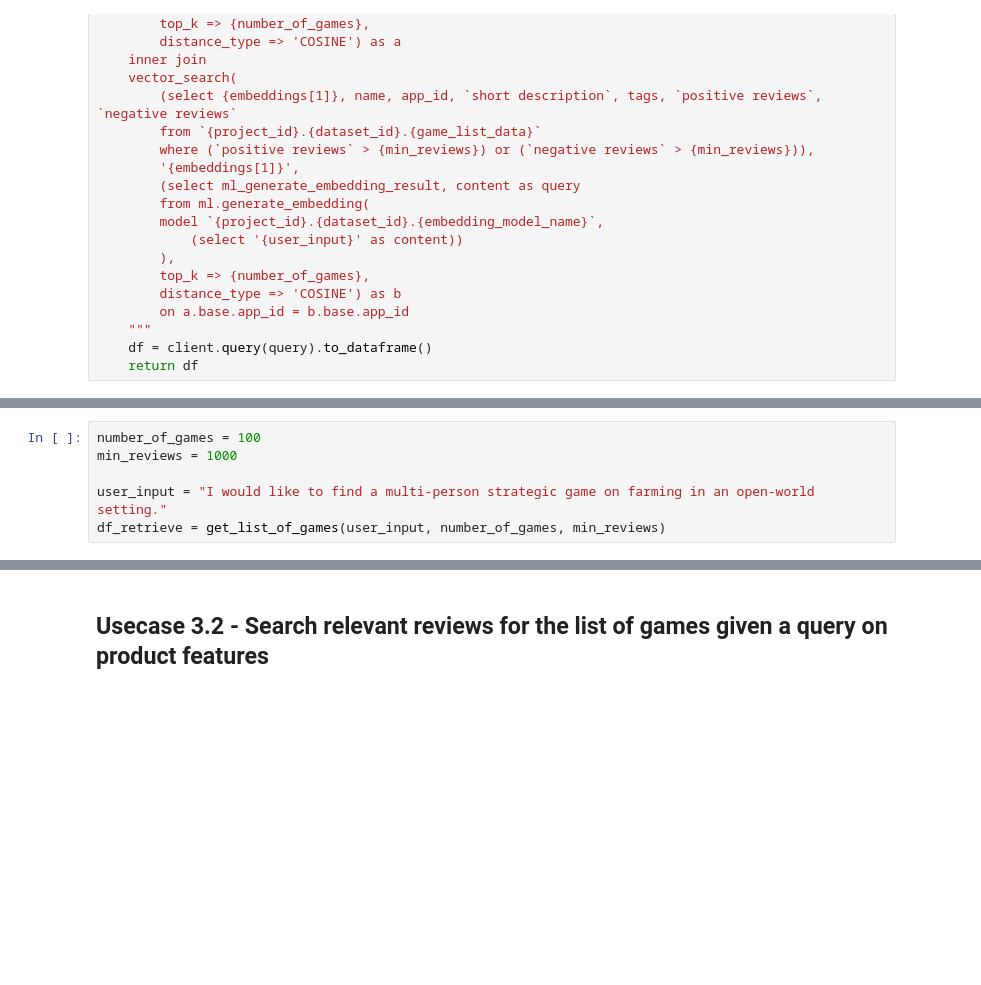
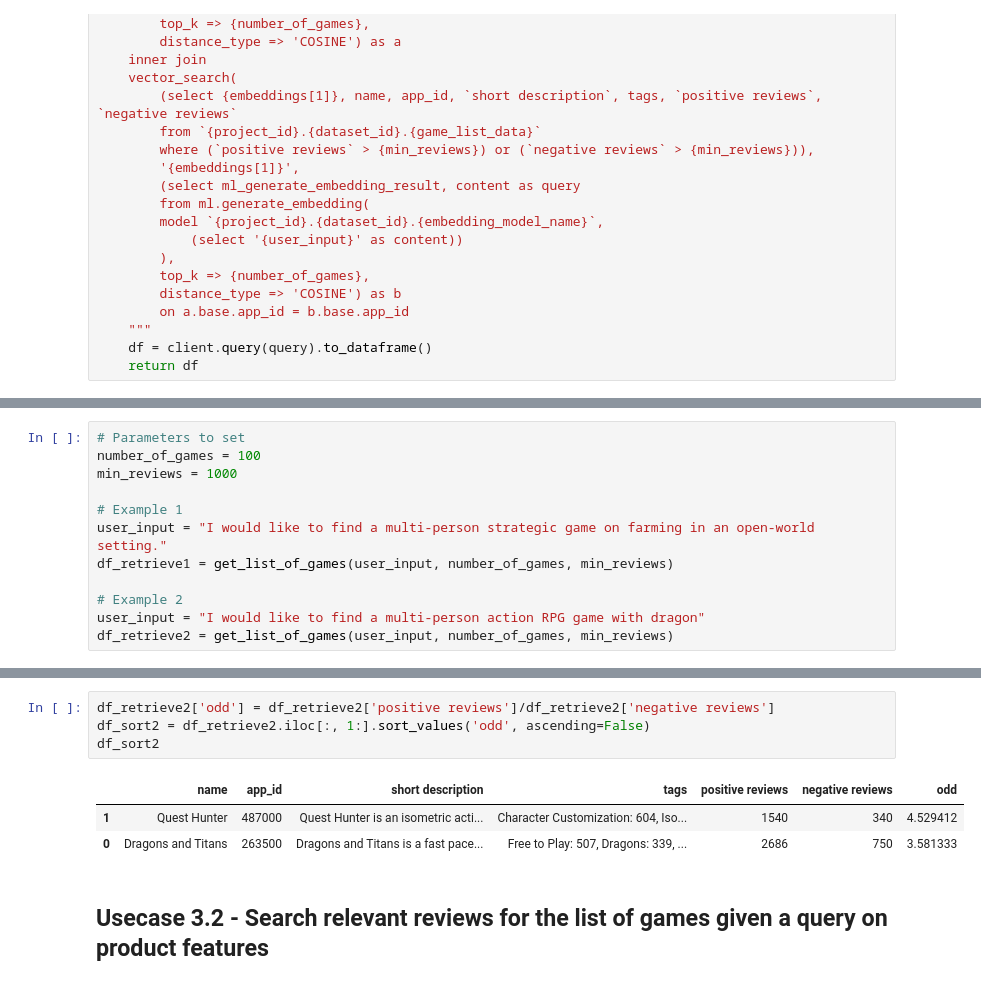
Before and after one commit to andyc1997/Steam-GRE, a Jupyter notebook: prototype.ipynb, the cells around one changed output, grey strips where cells are left out. Drawn from its saved outputs; the diff is of its cells as text; blank space fills up the shorter version.

```diff
--- a/prototype.ipynb
+++ b/prototype.ipynb
@@ -222,6 +233,12 @@ def get_list_of_games(user_input, number_of_games, min_reviews):
 # %%
+# Parameters to set
 number_of_games = 100
 min_reviews = 1000
 
+# Example 1
 user_input = "I would like to find a multi-person strategic game on farming in an open-world setting."
-df_retrieve = get_list_of_games(user_input, number_of_games, min_reviews)
+df_retrieve1 = get_list_of_games(user_input, number_of_games, min_reviews)
+
+# Example 2
+user_input = "I would like to find a multi-person action RPG game with dragon"
+df_retrieve2 = get_list_of_games(user_input, number_of_games, min_reviews)
@@ -250,5 +279,13 @@ df_sort
 | 5 | Pure Farming 2018 | 534370 | Use the latest technology and sta... | Farming Sim: 164, Simulation: 155... | 1007 | 382 | 2.636126 |
 | 10 | Farm Manager 2018 | 495560 | Manage your own farm in the game ... | Simulation: 110, Farming Sim: 107... | 1841 | 730 | 2.521918 |
 | 7 | Professional Farmer: Cattle and C... | 704030 | Professional Farmer: Cattle and C... | Simulation: 75, Farming Sim: 64, ... | 1152 | 520 | 2.215385 |
+# %%
+df_retrieve2['odd'] = df_retrieve2['positive reviews']/df_retrieve2['negative reviews']
+df_sort2 = df_retrieve2.iloc[:, 1:].sort_values('odd', ascending=False)
+df_sort2
+# %% [output]
+|  | name | app_id | short description | tags | positive reviews | negative reviews | odd |
+| 1 | Quest Hunter | 487000 | Quest Hunter is an isometric acti... | Character Customization: 604, Iso... | 1540 | 340 | 4.529412 |
+| 0 | Dragons and Titans | 263500 | Dragons and Titans is a fast pace... | Free to Play: 507, Dragons: 339, ... | 2686 | 750 | 3.581333 |
 # %% [markdown]
 ## Usecase 3.2 - Search relevant reviews for the list of games given a query on product features
```
Also changed, not shown: parts of 16 cells of this notebook.
